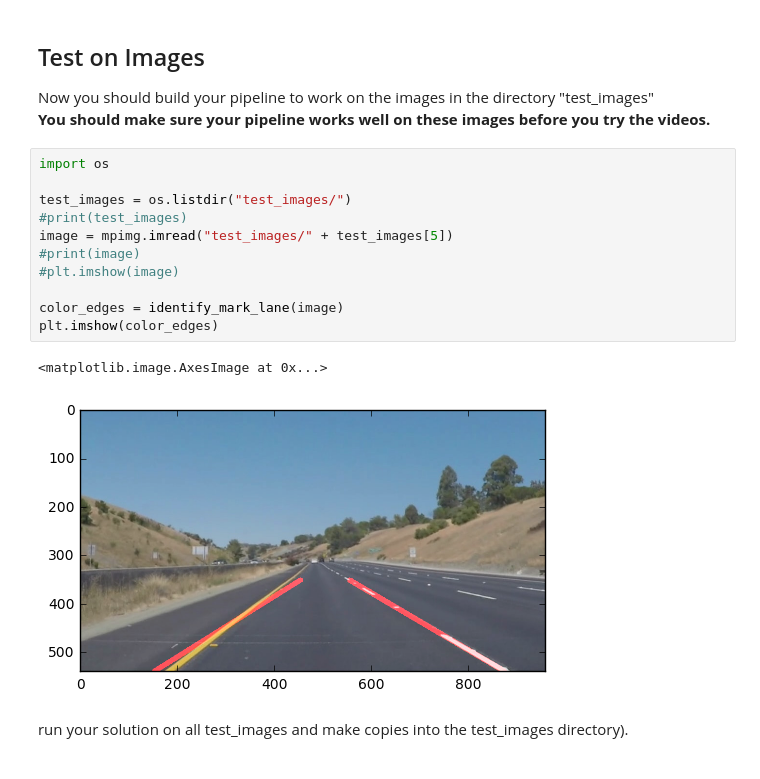
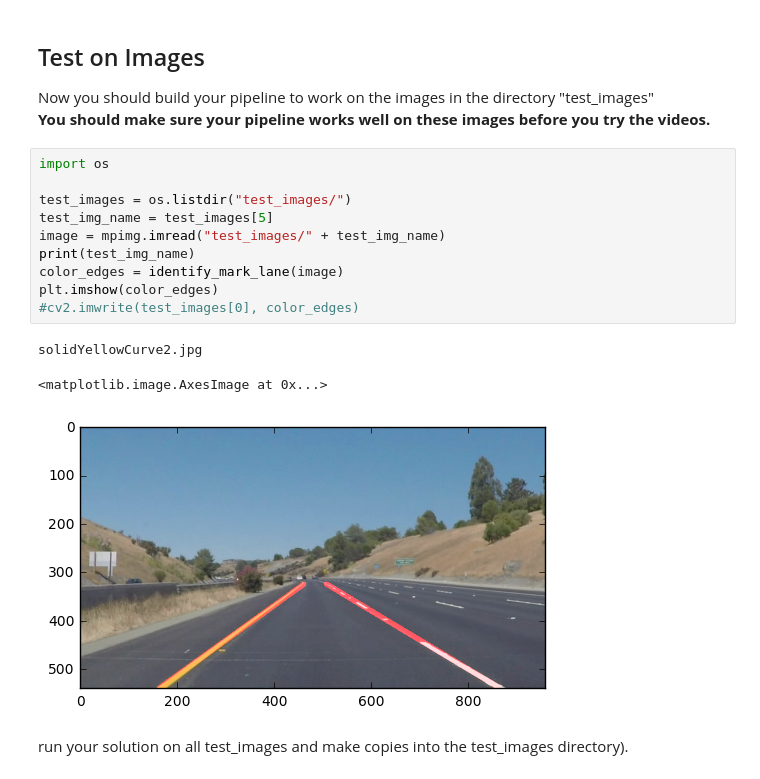
Before and after one commit to a-udacity/car-lane-week1-project1, a Jupyter notebook: P1.ipynb, the cells around one changed output. Saved outputs shown, nothing was run; the diff lists cells and outputs as text.

```diff
--- a/P1.ipynb
+++ b/P1.ipynb
@@ -220,17 +220,17 @@ Now you should build your pipeline to work on the images in the directory "test_
 # %%
 import os
 
 test_images = os.listdir("test_images/")
-#print(test_images)
-image = mpimg.imread("test_images/" + test_images[5])
-#print(image)
-#plt.imshow(image)
-
+test_img_name = test_images[5]
+image = mpimg.imread("test_images/" + test_img_name)
+print(test_img_name)
 color_edges = identify_mark_lane(image)
 plt.imshow(color_edges)
+#cv2.imwrite(test_images[0], color_edges)
 # %% [output]
-<matplotlib.image.AxesImage at 0x...>
+solidYellowCurve2.jpg
+<matplotlib.image.AxesImage at 0x...>
-[figure, old version]
+[figure, new version]
 # %% [markdown]
 run your solution on all test_images and make copies into the test_images directory).
 # %% [markdown]
```
Also changed, not shown: parts of 7 cells of this notebook, 6 other files.
